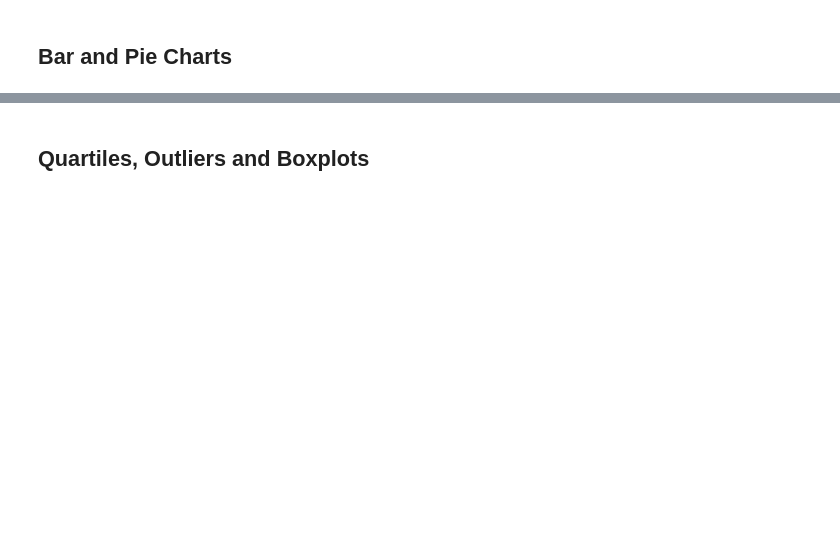
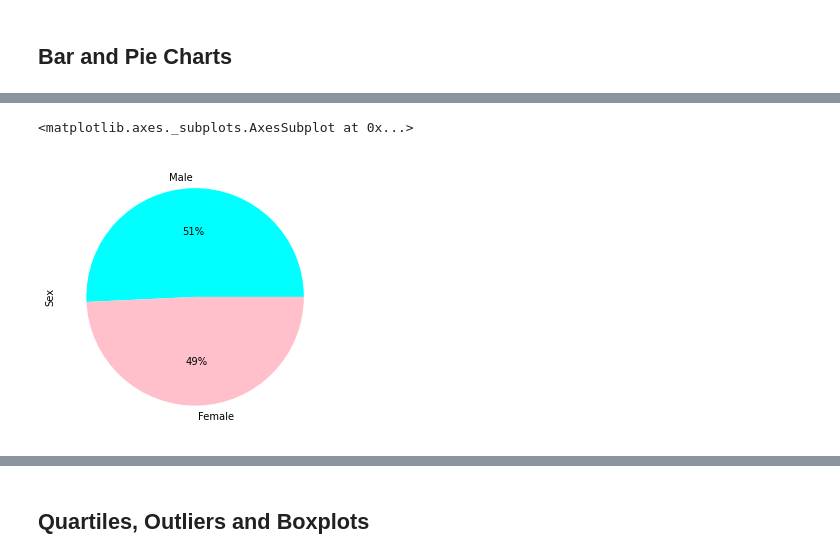
Before and after one commit to atemkuh/Matplotlib, a Jupyter notebook: pymaceuticals/pymaceuticals_starter.ipynb, the cells around one changed output, grey strips where cells are left out. Saved outputs shown, nothing was run; the diff lists cells and outputs as text; code cells hidden in the pictures; blank space fills up the shorter version.

```diff
--- a/pymaceuticals/pymaceuticals_starter.ipynb
+++ b/pymaceuticals/pymaceuticals_starter.ipynb
@@ -97,2 +181,9 @@ dtype: int64
 # %%
 # Generate a pie plot showing the distribution of female versus male mice using pandas
+colors = ["aqua","pink"]
+counts = mouse_mdata_and_study_results_df.Sex.value_counts()
+counts.plot(kind="pie",autopct='%0.0f%%',colors=colors,figsize=(5,5))
+#explode=(0,0.1,0,0),shadow=True
+# %% [output]
+<matplotlib.axes._subplots.AxesSubplot at 0x...>
+[figure, added]
```
Also changed, not shown: parts of 19 cells of this notebook, 1 other file.
